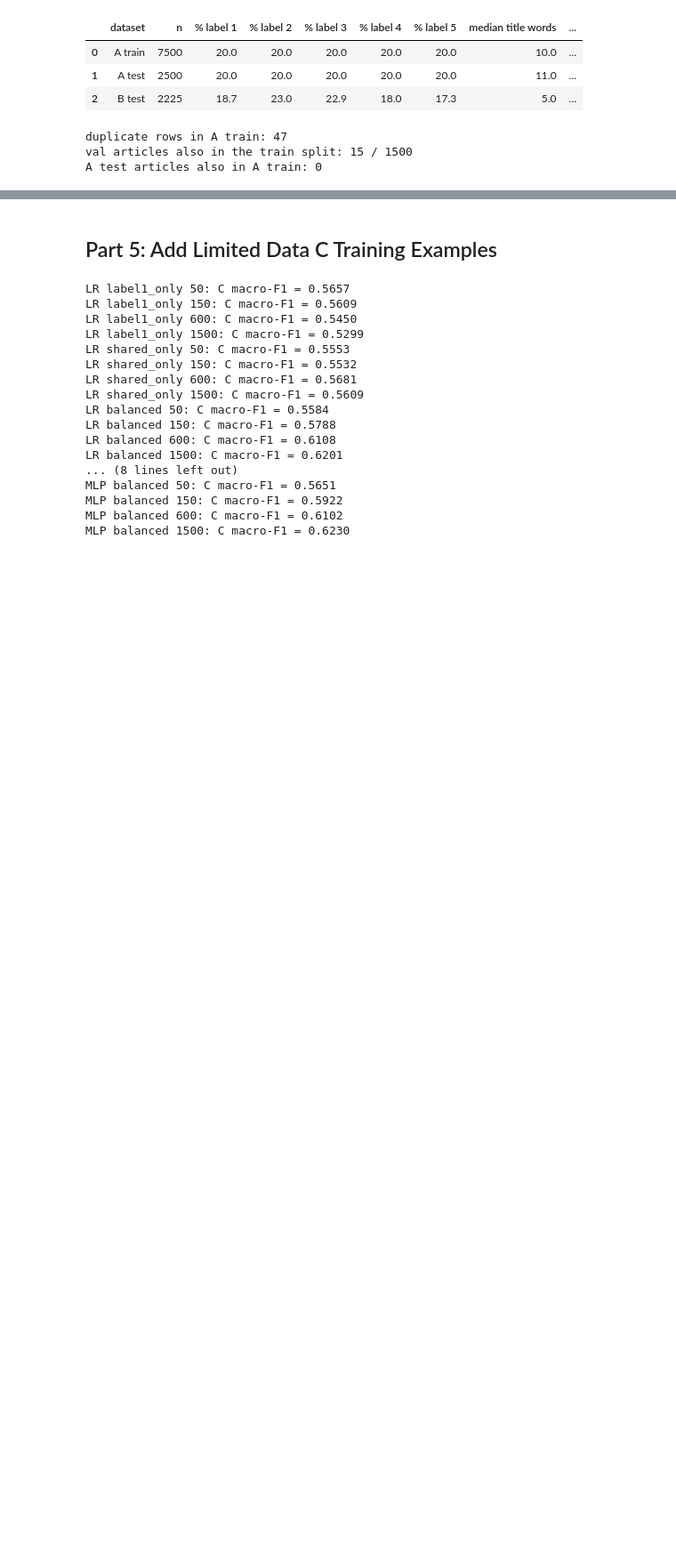
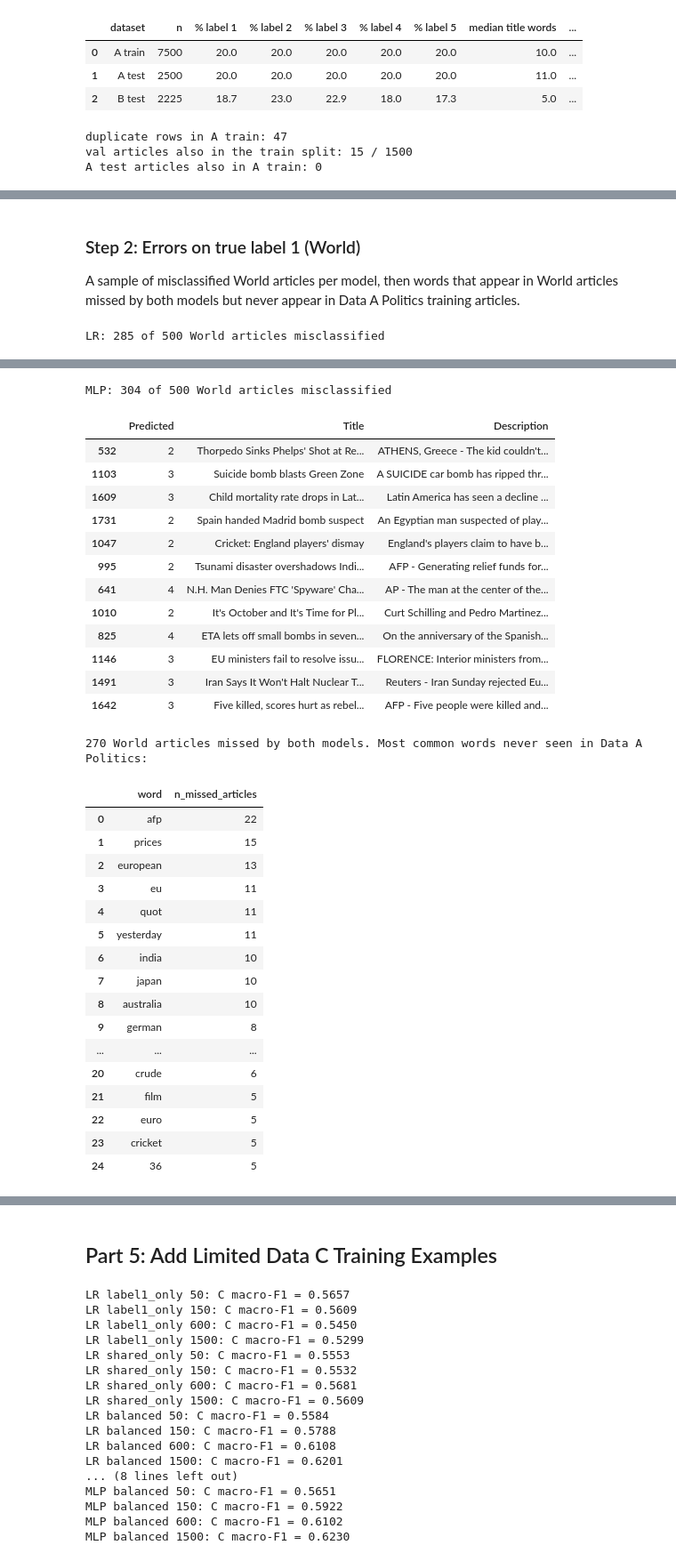
Before and after one commit to hotbox-works/News-Classification-Project, a Jupyter notebook: project1_aif.ipynb, the cells around one changed output, grey strips where cells are left out. Shown at 89% size. Saved outputs shown, nothing was run; the diff lists cells and outputs as text; code cells hidden in the pictures; blank space fills up the shorter version.

```diff
--- a/project1_aif.ipynb
+++ b/project1_aif.ipynb
@@ -1140,15 +1002,0 @@ Predictions for the true World (label 1) articles:
-# %%
-# full per-class report and confusion matrix for each model
-# Data C has no label 5, so the Entertainment row should be all zeros
-c_names = ["World", "Sports", "Business", "Technology", "Entertainment"]
-
-fig, axes = plt.subplots(1, 2, figsize=(14, 6))
-for ax, (name, pred) in zip(axes, part4_predictions.items()):
-    print(name)
-    print(classification_report(c_test_labels, pred, labels=[1, 2, 3, 4, 5], target_names=c_names, digits=4, zero_division=0))
-
-    cm = confusion_matrix(c_test_labels, pred, labels=[1, 2, 3, 4, 5])
-    ConfusionMatrixDisplay(cm, display_labels=c_names).plot(ax=ax, colorbar=False, xticks_rotation=45)
-    ax.set_title(f"{name} (trained on A) on C test")
-plt.tight_layout()
-plt.show()
@@ -1325,0 +1068,21 @@ weighted avg     0.6406    0.6455    0.6409      2000
+# %% [markdown]
+### Step 2: Errors on true label 1 (World)
+A sample of misclassified World articles per model, then words that appear in World articles missed by both models but never appear in Data A Politics training articles.
+# %%
+pd.set_option("display.max_colwidth", 200)
+for tag, yp in pred_c.items():
+    miss = (y_c == 1) & (yp != 1)
+    errs = C_TEST[miss].assign(Predicted=yp[miss])
+    print(f"{tag.upper()}: {miss.sum()} of {(y_c == 1).sum()} World articles misclassified")
+    sample = errs.sample(12, random_state=SEED)[["Predicted", "Title", "Description"]]
+    sample.to_csv(f"results/part4/label1_errors_{tag}.csv")
+    display(sample)
+
+analyzer = vec_full.build_analyzer()
+politics_vocab = {t for doc in article_text(SOURCE_A_TRAIN[SOURCE_A_TRAIN["Label"] == 1]) for t in analyzer(doc)}
+missed_both = (y_c == 1) & (pred_c["lr"] != 1) & (pred_c["mlp"] != 1)
+counts = Counter(t for doc in article_text(C_TEST[missed_both]) for t in set(analyzer(doc)) if t not in politics_vocab)
+print(f"{missed_both.sum()} World articles missed by both models. Most common words never seen in Data A Politics:")
+display(pd.DataFrame(counts.most_common(25), columns=["word", "n_missed_articles"]))
+# %% [output]
+LR: 285 of 500 World articles misclassified
@@ -1325,0 +1102,32 @@ weighted avg     0.6406    0.6455    0.6409      2000
+MLP: 304 of 500 World articles misclassified
+|  | Predicted | Title | Description |
+| 532 | 2 | Thorpedo Sinks Phelps' Shot at Re... | ATHENS, Greece - The kid couldn't... |
+| 1103 | 3 | Suicide bomb blasts Green Zone | A SUICIDE car bomb has ripped thr... |
+| 1609 | 3 | Child mortality rate drops in Lat... | Latin America has seen a decline ... |
+| 1731 | 2 | Spain handed Madrid bomb suspect | An Egyptian man suspected of play... |
+| 1047 | 2 | Cricket: England players' dismay | England's players claim to have b... |
+| 995 | 2 | Tsunami disaster overshadows Indi... | AFP - Generating relief funds for... |
+| 641 | 4 | N.H. Man Denies FTC 'Spyware' Cha... | AP - The man at the center of the... |
+| 1010 | 2 | It's October and It's Time for Pl... | Curt Schilling and Pedro Martinez... |
+| 825 | 4 | ETA lets off small bombs in seven... | On the anniversary of the Spanish... |
+| 1146 | 3 | EU ministers fail to resolve issu... | FLORENCE: Interior ministers from... |
+| 1491 | 3 | Iran Says It Won't Halt Nuclear T... | Reuters - Iran Sunday rejected Eu... |
+| 1642 | 3 | Five killed, scores hurt as rebel... | AFP - Five people were killed and... |
+270 World articles missed by both models. Most common words never seen in Data A Politics:
+|  | word | n_missed_articles |
+| 0 | afp | 22 |
+| 1 | prices | 15 |
+| 2 | european | 13 |
+| 3 | eu | 11 |
+| 4 | quot | 11 |
+| 5 | yesterday | 11 |
+| 6 | india | 10 |
+| 7 | japan | 10 |
+| 8 | australia | 10 |
+| 9 | german | 8 |
+| ... | ... | ... |
+| 20 | crude | 6 |
+| 21 | film | 5 |
+| 22 | euro | 5 |
+| 23 | cricket | 5 |
+| 24 | 36 | 5 |
```
Also changed, not shown: parts of 29 cells of this notebook.
